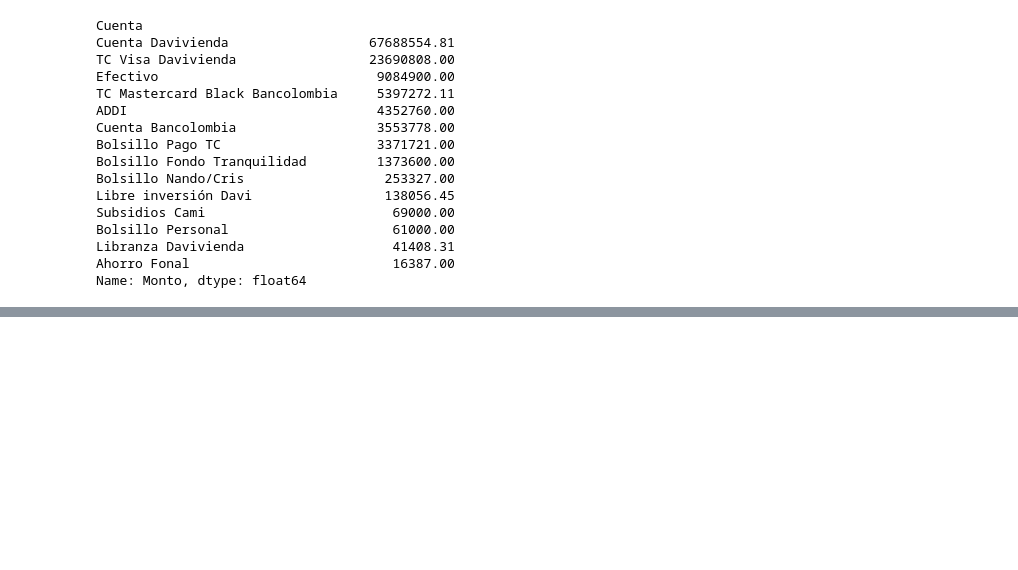
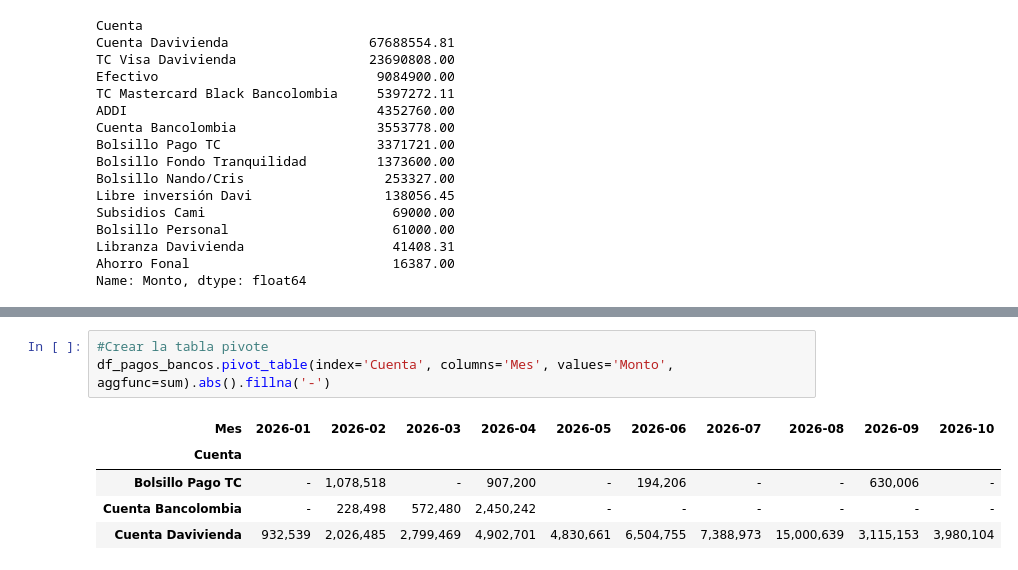
Before and after one commit to NandoRR77/Ejercicios-Practica-Python, a Jupyter notebook: Ciencia de datos/6. Laboratorio Money Control/AnalisisFinanzas.ipynb, the cells around one changed output, grey strips where cells are left out. Drawn from its saved outputs; the diff is of its cells as text; blank space fills up the shorter version.

```diff
--- a/Ciencia de datos/6. Laboratorio Money Control/AnalisisFinanzas.ipynb
+++ b/Ciencia de datos/6. Laboratorio Money Control/AnalisisFinanzas.ipynb
@@ -340,0 +668,9 @@ TypeError: 'method' object is not subscriptable
+# %%
+#Crear la tabla pivote
+df_pagos_bancos.pivot_table(index='Cuenta', columns='Mes', values='Monto', aggfunc=sum).abs().fillna('-')
+# %% [output]
+| Mes | 2026-01 | 2026-02 | 2026-03 | 2026-04 | 2026-05 | 2026-06 | 2026-07 | 2026-08 | 2026-09 | 2026-10 |
+| Cuenta |  |  |  |  |  |  |  |  |  |  |
+| Bolsillo Pago TC | - | 1,078,518 | - | 907,200 | - | 194,206 | - | - | 630,006 | - |
+| Cuenta Bancolombia | - | 228,498 | 572,480 | 2,450,242 | - | - | - | - | - | - |
+| Cuenta Davivienda | 932,539 | 2,026,485 | 2,799,469 | 4,902,701 | 4,830,661 | 6,504,755 | 7,388,973 | 15,000,639 | 3,115,153 | 3,980,104 |
```
Also changed, not shown: parts of 29 cells of this notebook, 3 other files.
